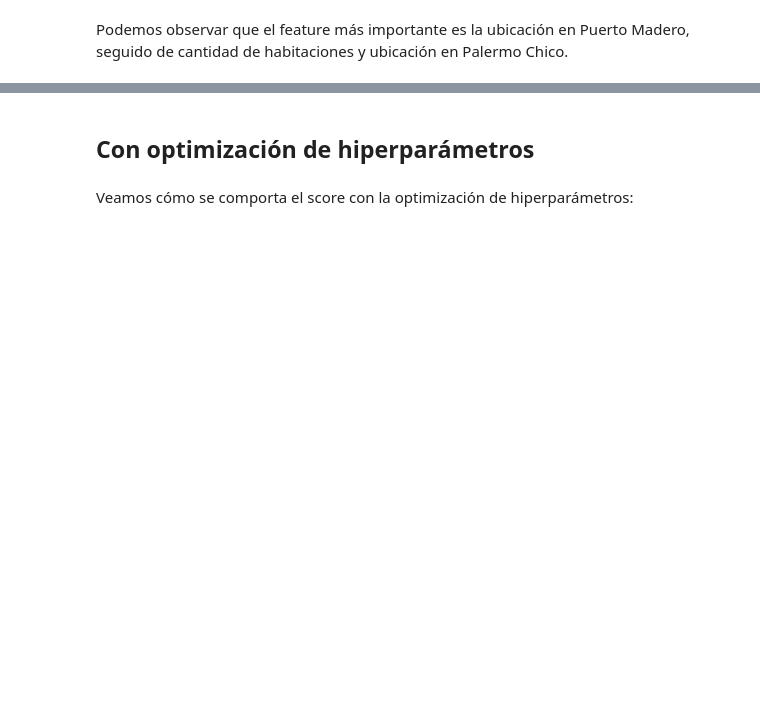
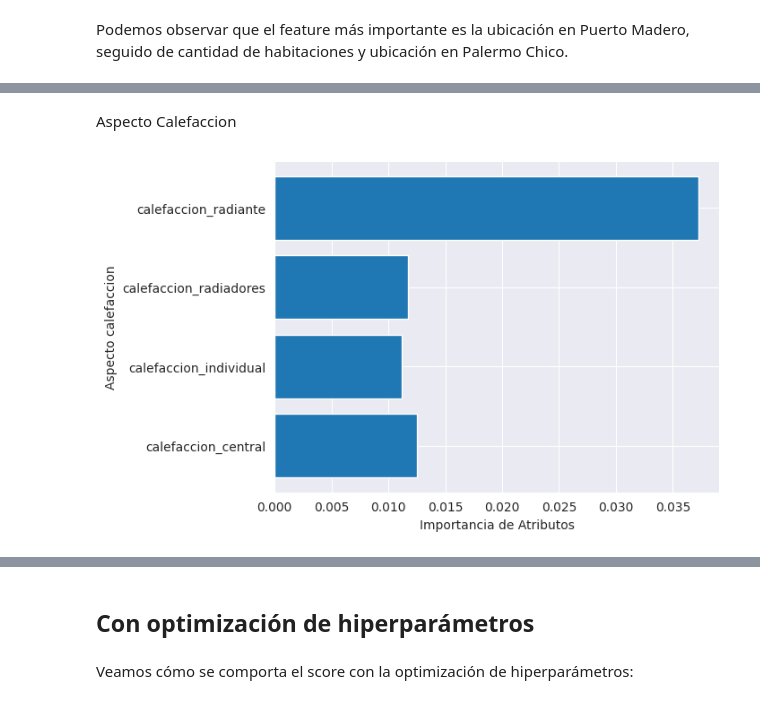
Before and after one commit to valencorrea/7506R-2C2022-GRUPO14-TP2, a Jupyter notebook: 7506R_TP2_GRUPO14_ENTREGA.ipynb, the cells around one changed output, grey strips where cells are left out. Drawn from its saved outputs; the diff is of its cells as text; code cells hidden in the pictures; blank space fills up the shorter version.

```diff
--- a/7506R_TP2_GRUPO14_ENTREGA.ipynb
+++ b/7506R_TP2_GRUPO14_ENTREGA.ipynb
@@ -453,0 +676,13 @@ Podemos observar que el feature más importante es la ubicación en Puerto Mader
+# %% [markdown]
+Aspecto Calefaccion
+# %%
+aspecto_id = list()
+
+for aspecto in list(filter(lambda x: x.startswith('calefaccion_'), df_dummies.columns.tolist())):
+    aspecto_id.append(df_dummies.columns.get_loc(aspecto))
+
+plt.barh(df_test_dummies.columns[aspecto_id], XGB_Regressor.feature_importances_[aspecto_id])
+plt.xlabel("Importancia de Atributos")
+a = plt.ylabel("Aspecto calefaccion")
+# %% [output]
+[figure, added]
```
Also changed, not shown: parts of 122 cells of this notebook.
